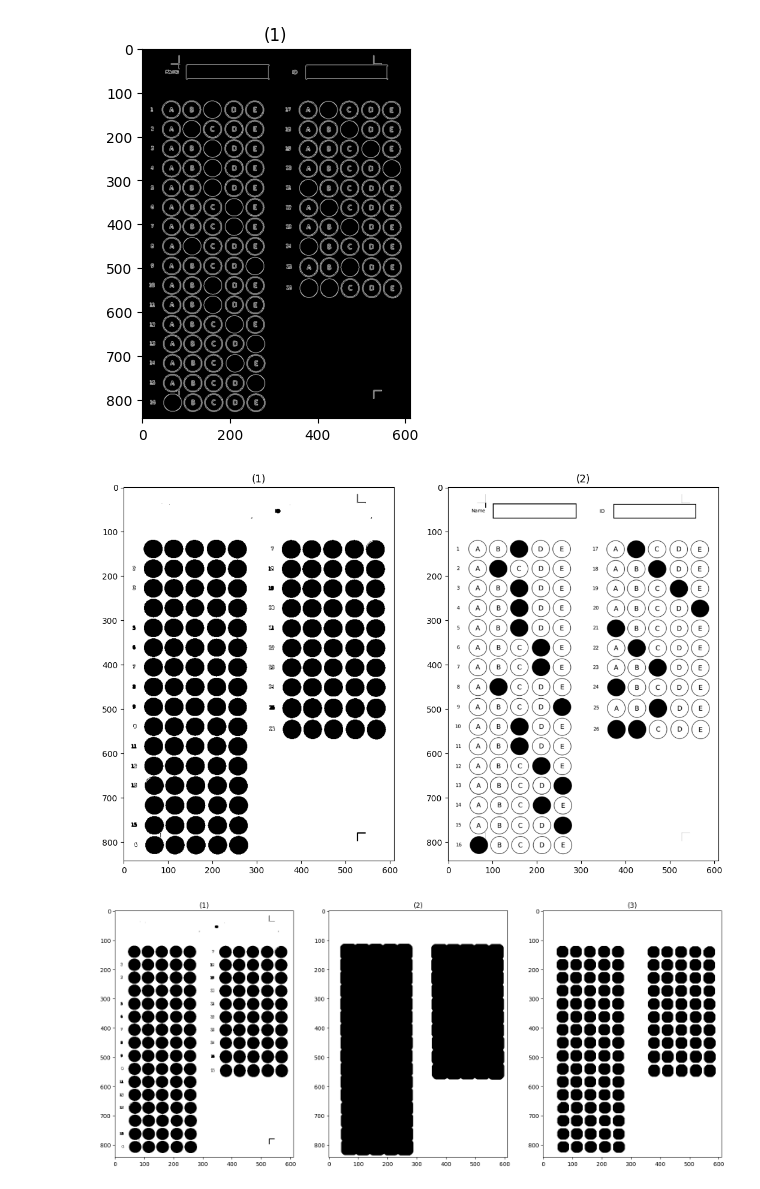
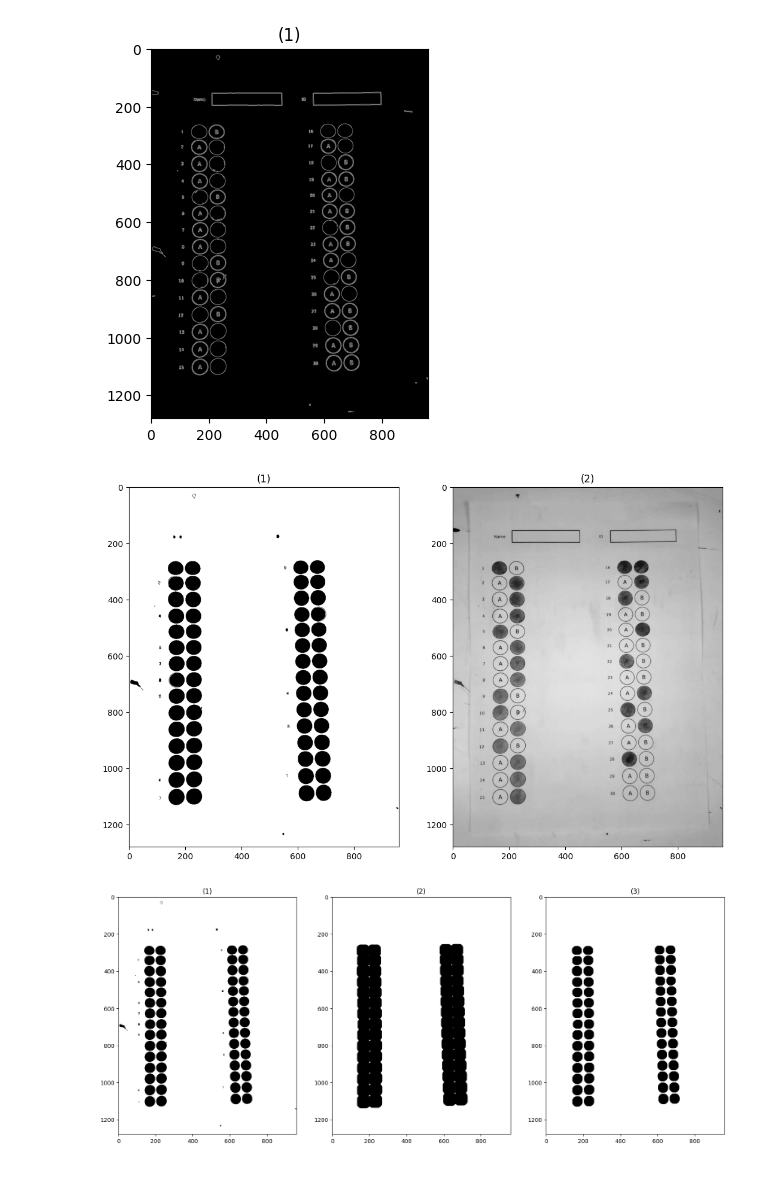
Before and after one commit to ZiadSheriif/Sa7a7LY, a Jupyter notebook: BubbleSheet/BubbleSheet.ipynb, the cells around one changed output. Cells and saved outputs as stored; diff of their text form; code cells hidden in the pictures.

```diff
--- a/BubbleSheet/BubbleSheet.ipynb
+++ b/BubbleSheet/BubbleSheet.ipynb
@@ -20,7 +20,7 @@ from utils.commonfunctions import *
 # img = io.imread("datasets/dataset_module1/01.jpg")
 
 # read image 1.jpg
-img = cv.imread('dataset/inputs/Five0.png',0)
+img = cv.imread('dataset/inputs/CameraTwo0.jpeg',0)
 # colored_img = cv.imread('datasets/dataset_module1/01.jpg')
 # img = cv.imread('datasets/dataset_module1/11.jpg',0)
 
@@ -58,24 +58,25 @@ cannyEdges = cannyEdge(img)
 
 show_images([cannyEdges])
 # %% [output]
-[figure, old version]
+[figure, new version]
 # %%
 # Finding Contours
 # Use a copy of the image e.g. edged.copy()
 # since findContours alters the image
 img_cpy = img.copy()
+img_cpy = cv.adaptiveThreshold(img_cpy,255,cv.ADAPTIVE_THRESH_GAUSSIAN_C,cv.THRESH_BINARY,59,3)
 contours, hierarchy = cv.findContours(cannyEdges,
     cv.RETR_EXTERNAL, cv.CHAIN_APPROX_NONE)
 
 white_img_contours = np.ones(img_cpy.shape)
 sorted_contours = sorted(contours, key=cv.contourArea)
 for contour in sorted_contours:
     x,y,w,h = cv.boundingRect(contour)
     if w/h >= 0.7 and w/h <=1.3:
         cv.fillPoly(white_img_contours, pts =[contour], color=(0,0,0))
 show_images([white_img_contours,img])
 # %% [output]
-[figure, old version]
+[figure, new version]
 # %%
 kernel = np.ones((15,15))
 dilatedImg = dilate(white_img_contours, kernel)
@@ -87,7 +88,7 @@ kernel = np.ones((18,18))
 erodedImg = erode(erodedImg2, kernel)
 show_images([white_img_contours,erodedImg,erodedImg2])
 # %% [output]
-[figure, old version]
+[figure, new version]
 # %%
 contours, hierarchy = cv.findContours((255 - erodedImg*255).astype("uint8"),
     cv.RETR_EXTERNAL, cv.CHAIN_APPROX_NONE)
```
Also changed, not shown: parts of 7 cells of this notebook.
